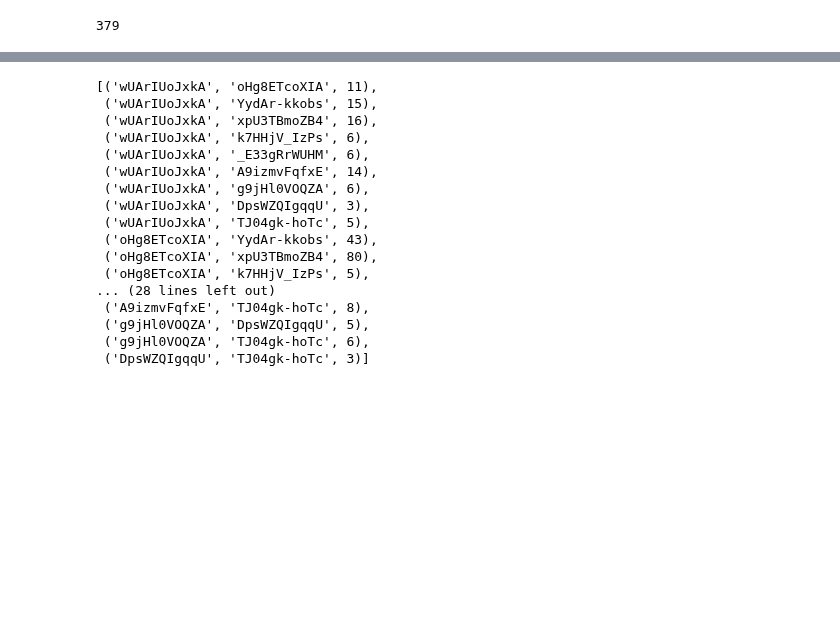
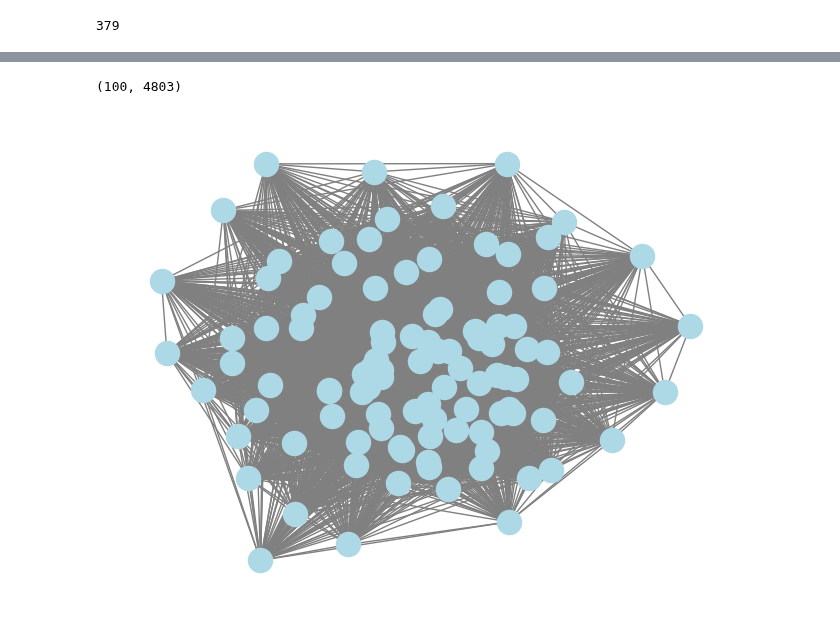
Before and after one commit to Filippo-Corti/SocialMediaMining, a Jupyter notebook: lab04.ipynb, the cells around one changed output, grey strips where cells are left out. Saved outputs shown, nothing was run; the diff lists cells and outputs as text; code cells hidden in the pictures; blank space fills up the shorter version.

Commit message:
plotting graph in lab04

```diff
--- a/lab04.ipynb
+++ b/lab04.ipynb
@@ -117,7 +117,7 @@ len(commentators)
 #   * Nodes are the Videos
 #   * The Edge (a, b) is present if a and b share some commentators
 # %%
-import networkx as nx
+# Write Weighted Edge List to a File
 
 nodes_list = list(commentators.keys())
 edges_list = []
@@ -133,22 +133,30 @@ for i in range(0, len(nodes_list)):
             edges_list.append((video1, video2, len(common_commentators)))
 
 
-edges_list
+with open('data/barbascurax_commenters.edges', 'w') as f:
+    f.write('\n'.join("%s %s %d" % edge for edge in edges_list))
-# %% [output]
-[('wUArIUoJxkA', 'oHg8ETcoXIA', 11),
- ('wUArIUoJxkA', 'YydAr-kkobs', 15),
- ('wUArIUoJxkA', 'xpU3TBmoZB4', 16),
- ('wUArIUoJxkA', 'k7HHjV_IzPs', 6),
- ('wUArIUoJxkA', '_E33gRrWUHM', 6),
- ('wUArIUoJxkA', 'A9izmvFqfxE', 14),
- ('wUArIUoJxkA', 'g9jHl0VOQZA', 6),
- ('wUArIUoJxkA', 'DpsWZQIgqqU', 3),
- ('wUArIUoJxkA', 'TJ04gk-hoTc', 5),
- ('oHg8ETcoXIA', 'YydAr-kkobs', 43),
- ('oHg8ETcoXIA', 'xpU3TBmoZB4', 80),
- ('oHg8ETcoXIA', 'k7HHjV_IzPs', 5),
-... (28 lines left out)
- ('A9izmvFqfxE', 'TJ04gk-hoTc', 8),
- ('g9jHl0VOQZA', 'DpsWZQIgqqU', 5),
- ('g9jHl0VOQZA', 'TJ04gk-hoTc', 6),
- ('DpsWZQIgqqU', 'TJ04gk-hoTc', 3)]
+# %%
+# Build the Network
+
+import networkx as nx
+
+G = nx.read_weighted_edgelist(
+    'data/barbascurax_commenters.edges',
+)
+
+G.order(), G.size()
+# %% [output]
+(100, 4803)
+# %%
+# Draw the Network
+
+pos=nx.spring_layout(G)
+
+nx.draw(
+    G,
+    pos=pos,
+    node_color="lightblue",
+    edge_color="gray"
+)
+# %% [output]
+[figure, added]
```
Also changed, not shown: parts of 2 cells of this notebook, 1 other file.
